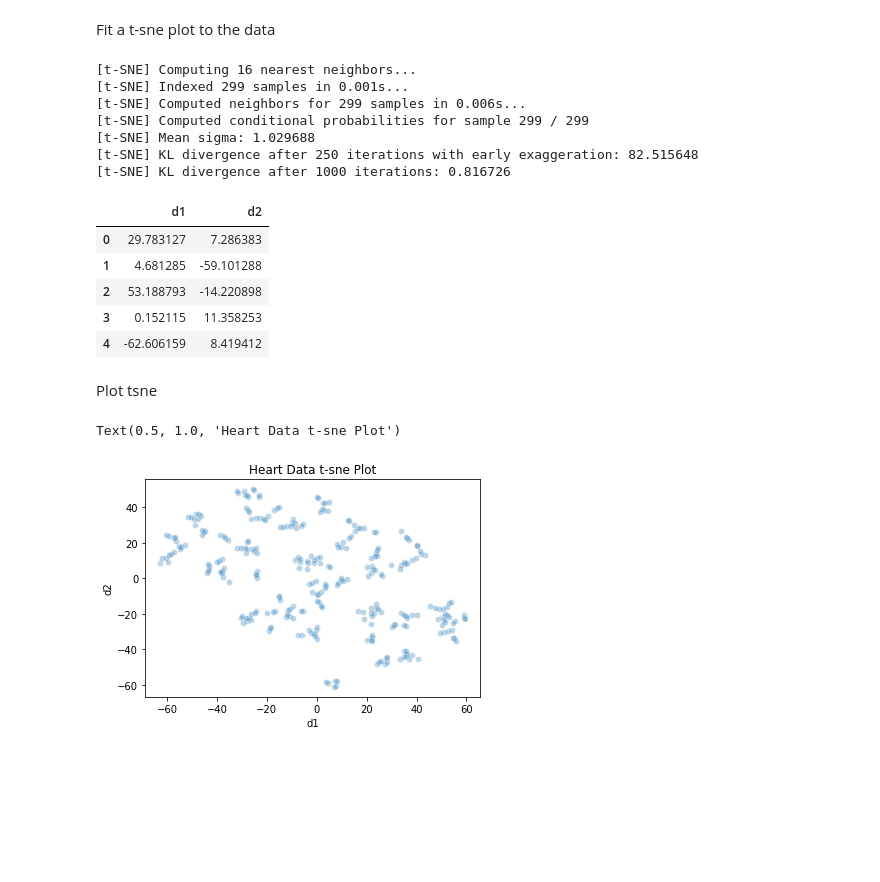
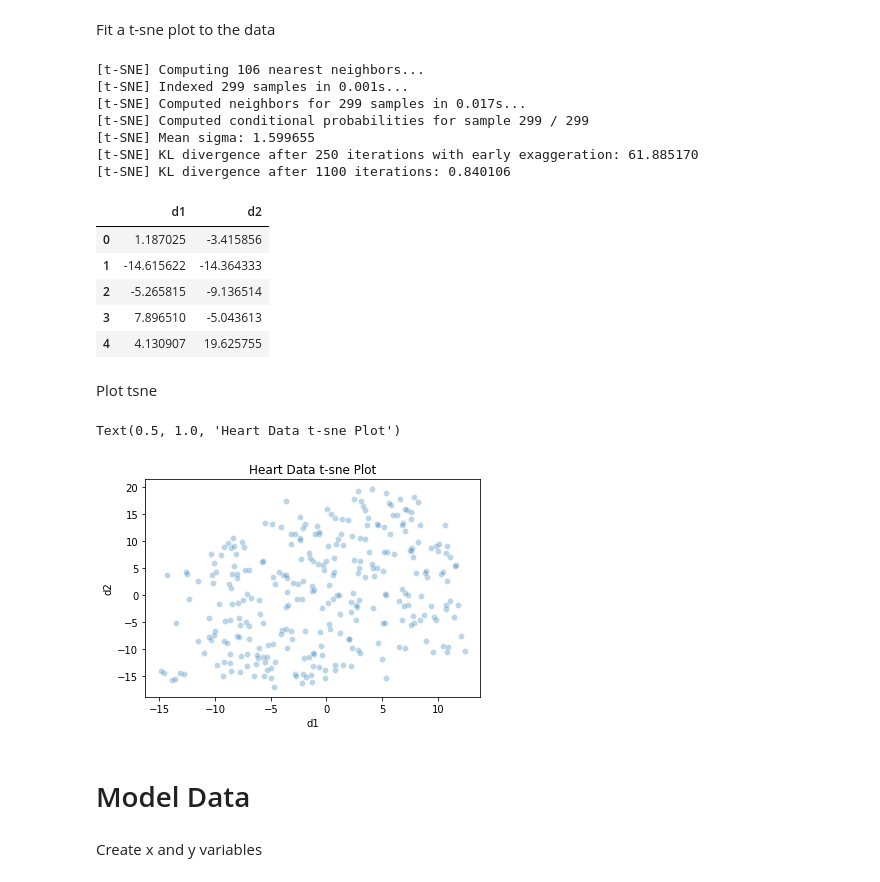
Before and after one commit to blantj/heart_records_clustering, a Jupyter notebook: Modeling.ipynb, the cells around one changed output. Cells and saved outputs as stored; diff of their text form; code cells hidden in the pictures; blank space fills up the shorter version.

Commit message:
Update with complete modeling

```diff
--- a/Modeling.ipynb
+++ b/Modeling.ipynb
@@ -128,33 +131,37 @@ sns.heatmap(df.corr(), annot=True, cmap='Blues', fmt=".2f", ax=ax)
 # %% [markdown]
 Fit a t-sne plot to the data
 # %%
-tsne = TSNE(n_components=2, perplexity=5, n_iter=1000, random_state=53, verbose=1)
+tsne = TSNE(n_components=2, perplexity=35, n_iter=2000, random_state=53, verbose=1)
 tsne_output = tsne.fit_transform(isf_df)
 tsne_df = pd.DataFrame(tsne_output, columns = ['d1', 'd2'])
 tsne_df.head()
 # %% [output]
-[t-SNE] Computing 16 nearest neighbors...
+[t-SNE] Computing 106 nearest neighbors...
 [t-SNE] Indexed 299 samples in 0.001s...
-[t-SNE] Computed neighbors for 299 samples in 0.006s...
+[t-SNE] Computed neighbors for 299 samples in 0.017s...
 [t-SNE] Computed conditional probabilities for sample 299 / 299
-[t-SNE] Mean sigma: 1.029688
-[t-SNE] KL divergence after 250 iterations with early exaggeration: 82.515648
-[t-SNE] KL divergence after 1000 iterations: 0.816726
+[t-SNE] Mean sigma: 1.599655
+[t-SNE] KL divergence after 250 iterations with early exaggeration: 61.885170
+[t-SNE] KL divergence after 1100 iterations: 0.840106
 |  | d1 | d2 |
-| 0 | 29.783127 | 7.286383 |
-| 1 | 4.681285 | -59.101288 |
-| 2 | 53.188793 | -14.220898 |
-| 3 | 0.152115 | 11.358253 |
-| 4 | -62.606159 | 8.419412 |
+| 0 | 1.187025 | -3.415856 |
+| 1 | -14.615622 | -14.364333 |
+| 2 | -5.265815 | -9.136514 |
+| 3 | 7.896510 | -5.043613 |
+| 4 | 4.130907 | 19.625755 |
 # %% [markdown]
 Plot tsne
 # %%
 tsne_plot = sns.scatterplot(
     x="d1", y="d2",
     data=tsne_df,
-    legend="full",
-    alpha=0.3)
+    alpha=0.3,
+    palette=sns.color_palette("hls", 1))
 tsne_plot.set_title('Heart Data t-sne Plot')
 # %% [output]
 Text(0.5, 1.0, 'Heart Data t-sne Plot')
-[figure, old version]
+[figure, new version]
+# %% [markdown]
+# Model Data
+# %% [markdown]
+Create x and y variables
```
Also changed, not shown: parts of 14 cells of this notebook.
